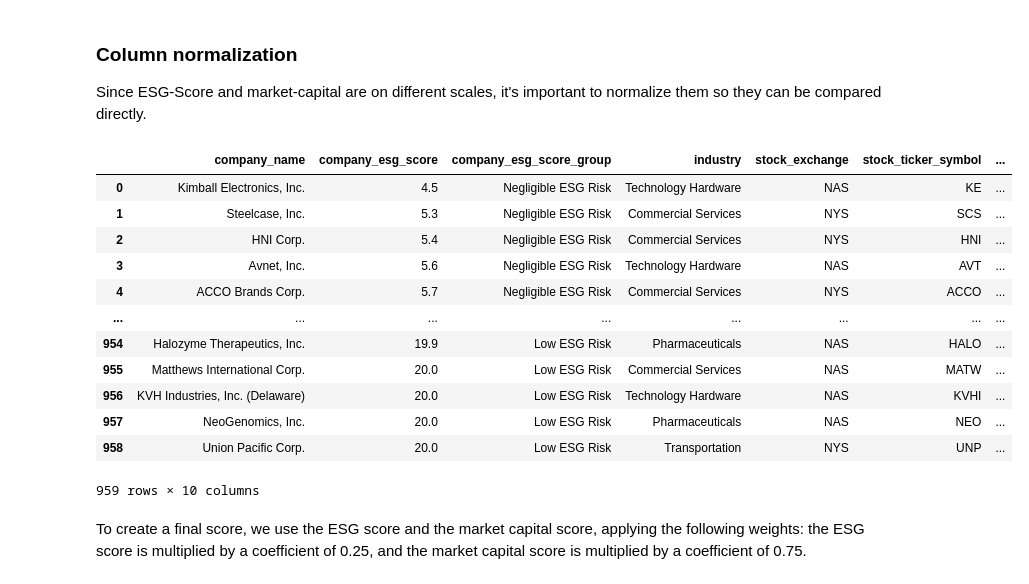
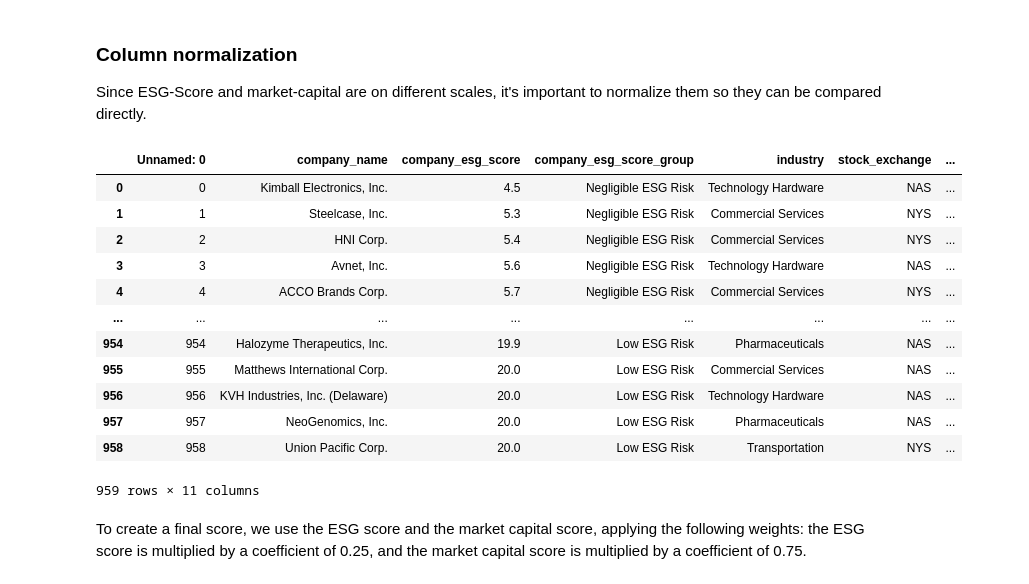
Before and after one commit to Herb-sh/sustainability_portfolio_optimisation, a Jupyter notebook: notebooks/data_preparation.ipynb, the cells around one changed output. Cells and saved outputs as stored; diff of their text form; code cells hidden in the pictures.

```diff
--- a/notebooks/data_cleaning.ipynb
+++ b/notebooks/data_preparation.ipynb
@@ -396,27 +361,27 @@ df_market_cap
 
 Since ESG-Score and market-capital are on different scales, it's important to normalize them so they can be compared directly.
 # %%
-df_unscaled = df_market_cap.copy(deep=True)
+df_scaled = pd.read_csv('../data/data_4_market_cap_euro.csv')
 # %%
 # Normalize ESG-Score and market-capital
 scaler = MinMaxScaler()
-df_unscaled[['company_esg_score_scale', 'market_capital_scale']] = scaler.fit_transform(df_unscaled[['company_esg_score', 'market_capital_euro']])
+df_scaled[['company_esg_score_scale', 'market_capital_scale']] = scaler.fit_transform(df_scaled[['company_esg_score', 'market_capital_euro']])
 # %%
-df_unscaled
+df_scaled
 # %% [output]
-|  | company_name | company_esg_score | company_esg_score_group | industry | stock_exchange | stock_ticker_symbol | ... |
-| 0 | Kimball Electronics, Inc. | 4.5 | Negligible ESG Risk | Technology Hardware | NAS | KE | ... |
-| 1 | Steelcase, Inc. | 5.3 | Negligible ESG Risk | Commercial Services | NYS | SCS | ... |
-| 2 | HNI Corp. | 5.4 | Negligible ESG Risk | Commercial Services | NYS | HNI | ... |
-| 3 | Avnet, Inc. | 5.6 | Negligible ESG Risk | Technology Hardware | NAS | AVT | ... |
-| 4 | ACCO Brands Corp. | 5.7 | Negligible ESG Risk | Commercial Services | NYS | ACCO | ... |
+|  | Unnamed: 0 | company_name | company_esg_score | company_esg_score_group | industry | stock_exchange | ... |
+| 0 | 0 | Kimball Electronics, Inc. | 4.5 | Negligible ESG Risk | Technology Hardware | NAS | ... |
+| 1 | 1 | Steelcase, Inc. | 5.3 | Negligible ESG Risk | Commercial Services | NYS | ... |
+| 2 | 2 | HNI Corp. | 5.4 | Negligible ESG Risk | Commercial Services | NYS | ... |
+| 3 | 3 | Avnet, Inc. | 5.6 | Negligible ESG Risk | Technology Hardware | NAS | ... |
+| 4 | 4 | ACCO Brands Corp. | 5.7 | Negligible ESG Risk | Commercial Services | NYS | ... |
 | ... | ... | ... | ... | ... | ... | ... | ... |
-| 954 | Halozyme Therapeutics, Inc. | 19.9 | Low ESG Risk | Pharmaceuticals | NAS | HALO | ... |
-| 955 | Matthews International Corp. | 20.0 | Low ESG Risk | Commercial Services | NAS | MATW | ... |
-| 956 | KVH Industries, Inc. (Delaware) | 20.0 | Low ESG Risk | Technology Hardware | NAS | KVHI | ... |
-| 957 | NeoGenomics, Inc. | 20.0 | Low ESG Risk | Pharmaceuticals | NAS | NEO | ... |
-| 958 | Union Pacific Corp. | 20.0 | Low ESG Risk | Transportation | NYS | UNP | ... |
+| 954 | 954 | Halozyme Therapeutics, Inc. | 19.9 | Low ESG Risk | Pharmaceuticals | NAS | ... |
+| 955 | 955 | Matthews International Corp. | 20.0 | Low ESG Risk | Commercial Services | NAS | ... |
+| 956 | 956 | KVH Industries, Inc. (Delaware) | 20.0 | Low ESG Risk | Technology Hardware | NAS | ... |
+| 957 | 957 | NeoGenomics, Inc. | 20.0 | Low ESG Risk | Pharmaceuticals | NAS | ... |
+| 958 | 958 | Union Pacific Corp. | 20.0 | Low ESG Risk | Transportation | NYS | ... |
-959 rows × 10 columns
+959 rows × 11 columns
 # %% [markdown]
 To create a final score, we use the ESG score and the market capital score, applying the following weights: the ESG score is multiplied by a coefficient of 0.25, and the market capital score is multiplied by a coefficient of 0.75.
 # %%
```
Also changed, not shown: parts of 13 cells of this notebook, 5 other files.
